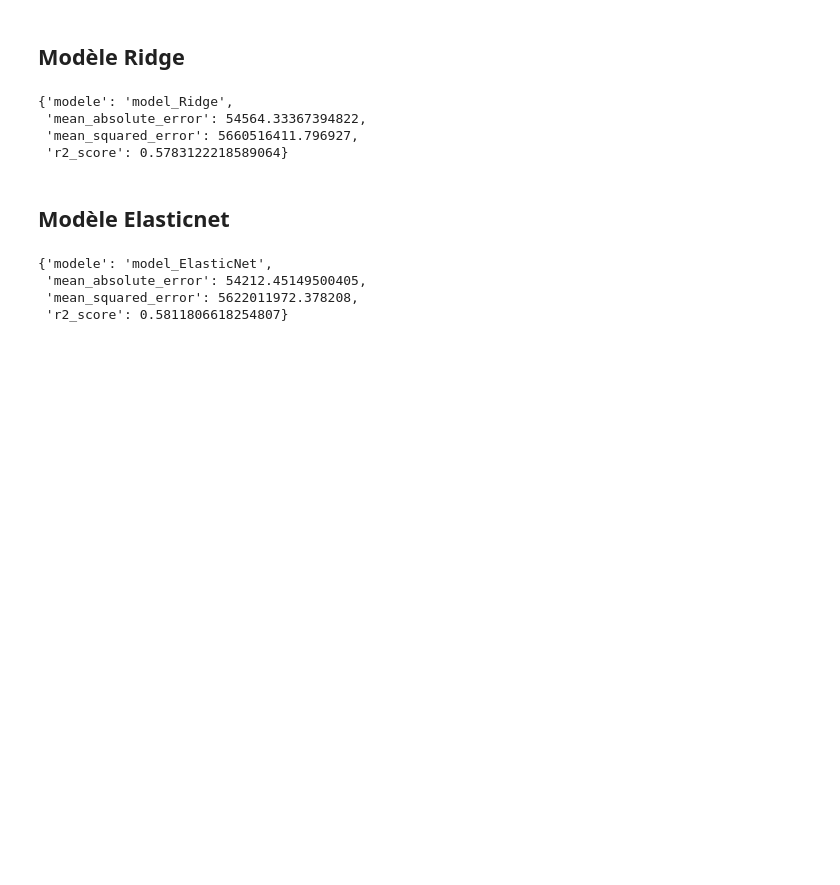
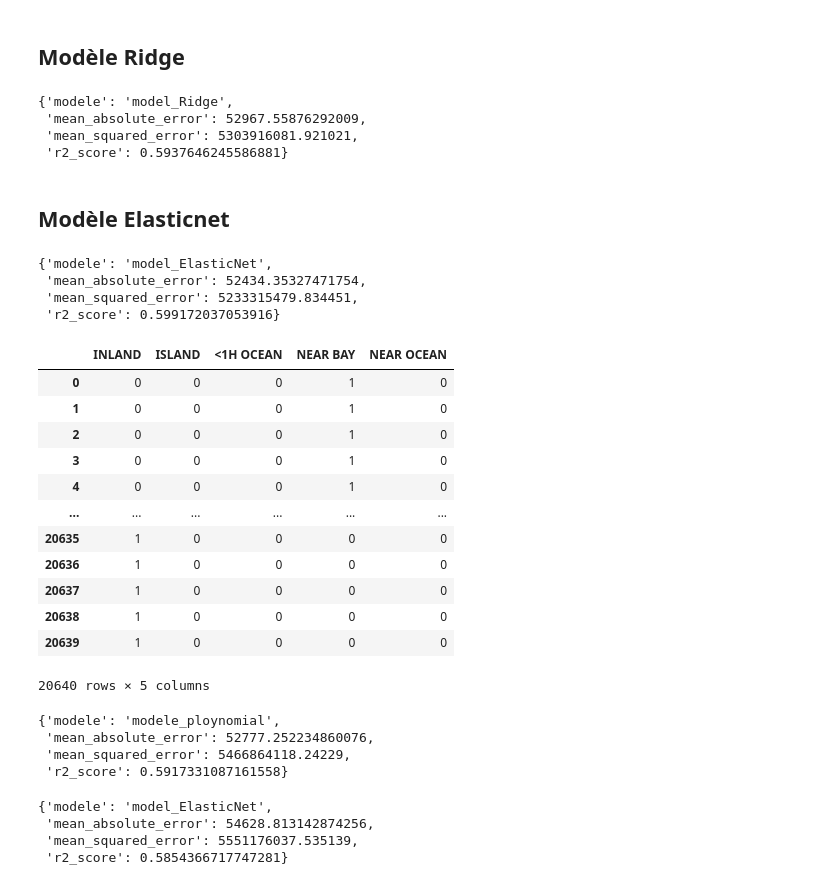
Before and after one commit to RemiRaff/brief_housing, a Jupyter notebook: ORM & modèles prédictifs.ipynb, the cells around one changed output. Saved outputs shown, nothing was run; the diff lists cells and outputs as text; code cells hidden in the pictures; blank space fills up the shorter version.

```diff
--- a/ORM & modèles prédictifs.ipynb
+++ b/ORM & modèles prédictifs.ipynb
@@ -295,7 +340,7 @@ metric_Lasso
 # %% [markdown]
 ## Modèle Ridge
 # %%
-model = make_pipeline(StandardScaler(),SGDRegressor(max_iter=1000,alpha=0.1,penalty = 'l2'))
+model = make_pipeline(StandardScaler(),SGDRegressor(max_iter=900,alpha=0.1,penalty = 'l2'))
 
 model.fit(X_train, y_train)
 
@@ -308,13 +353,13 @@ metric_Ridge = {'modele': 'model_Ridge',
 metric_Ridge
 # %% [output]
 {'modele': 'model_Ridge',
- 'mean_absolute_error': 54564.33367394822,
- 'mean_squared_error': 5660516411.796927,
- 'r2_score': 0.5783122218589064}
+ 'mean_absolute_error': 52967.55876292009,
+ 'mean_squared_error': 5303916081.921021,
+ 'r2_score': 0.5937646245586881}
 # %% [markdown]
 ## Modèle Elasticnet
 # %%
-model = make_pipeline(StandardScaler(),SGDRegressor(max_iter=1000,alpha=0.1,penalty = 'elasticnet',l1_ratio=0.3))
+model = make_pipeline(StandardScaler(),SGDRegressor(max_iter=900,alpha=0.01,penalty = 'elasticnet',l1_ratio=0.3))
 
 model.fit(X_train, y_train)
 
@@ -327,6 +372,22 @@ metric_ElasticNet = {'modele': 'model_ElasticNet',
 metric_ElasticNet
 # %% [output]
 {'modele': 'model_ElasticNet',
- 'mean_absolute_error': 54212.45149500405,
- 'mean_squared_error': 5622011972.378208,
- 'r2_score': 0.5811806618254807}
+ 'mean_absolute_error': 52434.35327471754,
+ 'mean_squared_error': 5233315479.834451,
+ 'r2_score': 0.599172037053916}
+# %%
+housing[["INLAND","ISLAND", "<1H OCEAN", "NEAR BAY","NEAR OCEAN"]]
+# %% [output]
+|  | INLAND | ISLAND | <1H OCEAN | NEAR BAY | NEAR OCEAN |
+| 0 | 0 | 0 | 0 | 1 | 0 |
+| 1 | 0 | 0 | 0 | 1 | 0 |
+| 2 | 0 | 0 | 0 | 1 | 0 |
+| 3 | 0 | 0 | 0 | 1 | 0 |
+| 4 | 0 | 0 | 0 | 1 | 0 |
+| ... | ... | ... | ... | ... | ... |
+| 20635 | 1 | 0 | 0 | 0 | 0 |
+| 20636 | 1 | 0 | 0 | 0 | 0 |
+| 20637 | 1 | 0 | 0 | 0 | 0 |
+| 20638 | 1 | 0 | 0 | 0 | 0 |
+| 20639 | 1 | 0 | 0 | 0 | 0 |
+20640 rows × 5 columns
@@ -332,0 +396,45 @@ metric_ElasticNet
+# %%
+X = np.c_[housing[["INLAND", "<1H OCEAN", "median_income"]]]
+y = np.array(housing["median_house_value"])
+
+#poly_features = PolynomialFeatures(degree=2, include_bias=False)
+#X_poly = poly_features.fit_transform(X)
+
+# Split du premier jeu de données (training - entrainement) à hauteur de 60%
+X_train, X_test, y_train, y_test = train_test_split(X, y, test_size=0.4, random_state=0)
+
+# Split du deuxième jeu de données validation à hauteur de 20%
+X_valid, X_test, y_valid, y_test = train_test_split(X_test, y_test, test_size=0.5)
+
+model = make_pipeline(StandardScaler(), PolynomialFeatures(degree=2, include_bias=False),SGDRegressor(max_iter=950, alpha=0.0001))
+
+model.fit(X_train, y_train)
+
+metric_polynomiale = {'modele': 'modele_ploynomial',
+          'mean_absolute_error': mean_absolute_error(y_valid, model.predict(X_valid)),
+          'mean_squared_error': mean_squared_error(y_valid, model.predict(X_valid)),
+          'r2_score':r2_score(y_valid, model.predict(X_valid))
+         }
+metric_polynomiale
+# %% [output]
+{'modele': 'modele_ploynomial',
+ 'mean_absolute_error': 52777.252234860076,
+ 'mean_squared_error': 5466864118.24229,
+ 'r2_score': 0.5917331087161558}
+# %%
+model = make_pipeline(StandardScaler(), PolynomialFeatures(degree=2, include_bias=False),SGDRegressor(max_iter=1000,alpha=0.1,penalty = 'elasticnet',l1_ratio=0))
+
+model.fit(X_train, y_train)
+
+metric_ElasticNet = {'modele': 'model_ElasticNet',
+          'mean_absolute_error': mean_absolute_error(y_valid, model.predict(X_valid)),
+          'mean_squared_error': mean_squared_error(y_valid, model.predict(X_valid)),
+          'r2_score':r2_score(y_valid, model.predict(X_valid))
+         }
+
+metric_ElasticNet
+# %% [output]
+{'modele': 'model_ElasticNet',
+ 'mean_absolute_error': 54628.813142874256,
+ 'mean_squared_error': 5551176037.535139,
+ 'r2_score': 0.5854366717747281}
```
Also changed, not shown: parts of 22 cells of this notebook, 15 other files.
